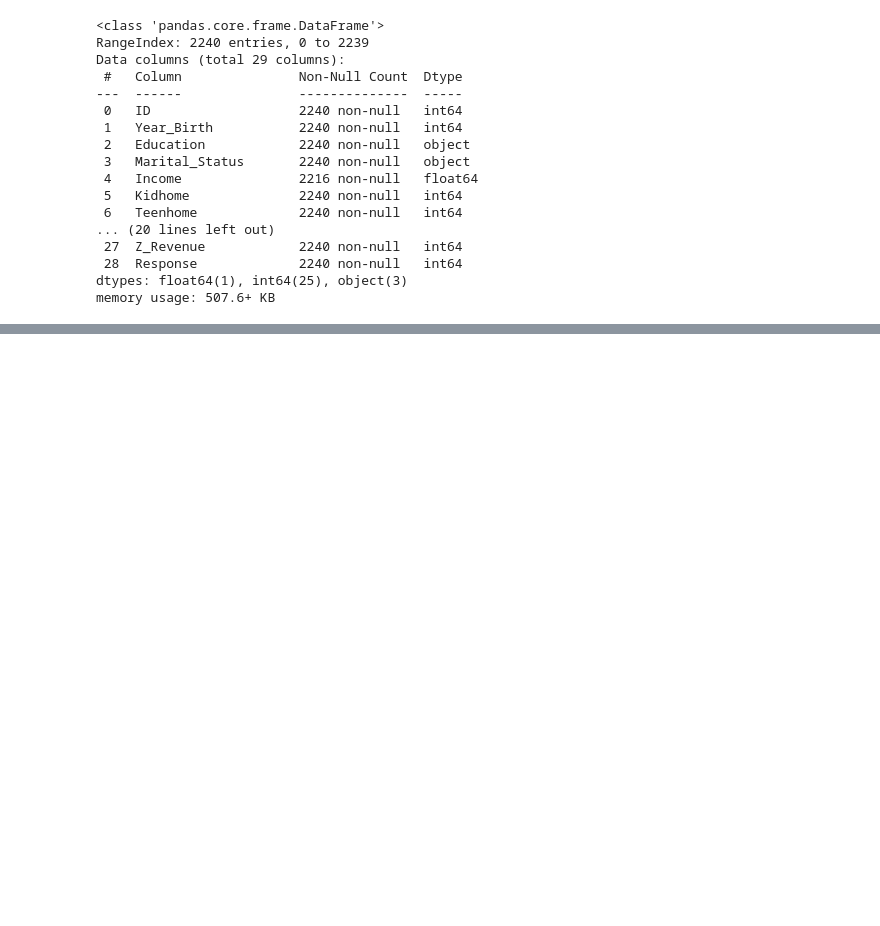
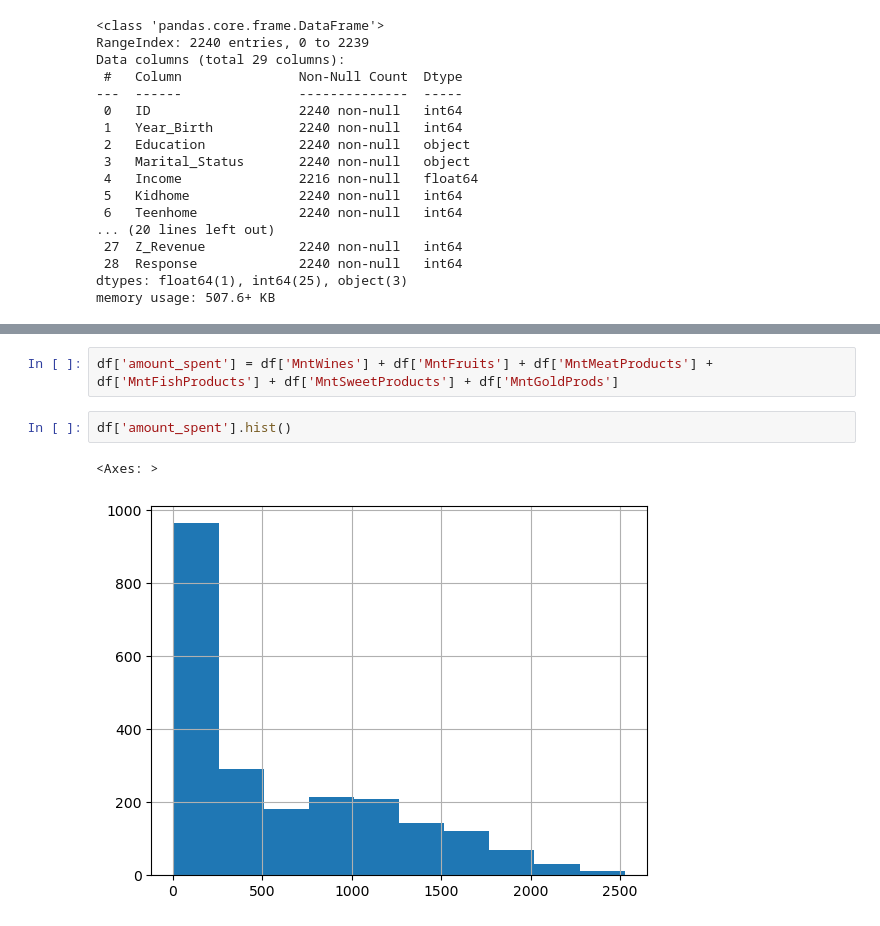
Before and after one commit to nqtquoctrung94/RFM_Customer_Personality_Analysis, a Jupyter notebook: clean_data.ipynb, the cells around one changed output, grey strips where cells are left out. Drawn from its saved outputs; the diff is of its cells as text; blank space fills up the shorter version.

```diff
--- a/clean_data.ipynb
+++ b/clean_data.ipynb
@@ -50,0 +153,7 @@ profile.to_file("profiling_report.html")
+# %%
+df['amount_spent'] = df['MntWines'] + df['MntFruits'] + df['MntMeatProducts'] + df['MntFishProducts'] + df['MntSweetProducts'] + df['MntGoldProds']
+# %%
+df['amount_spent'].hist()
+# %% [output]
+<Axes: >
+[figure, added]
```
Also changed, not shown: parts of 19 cells of this notebook.
